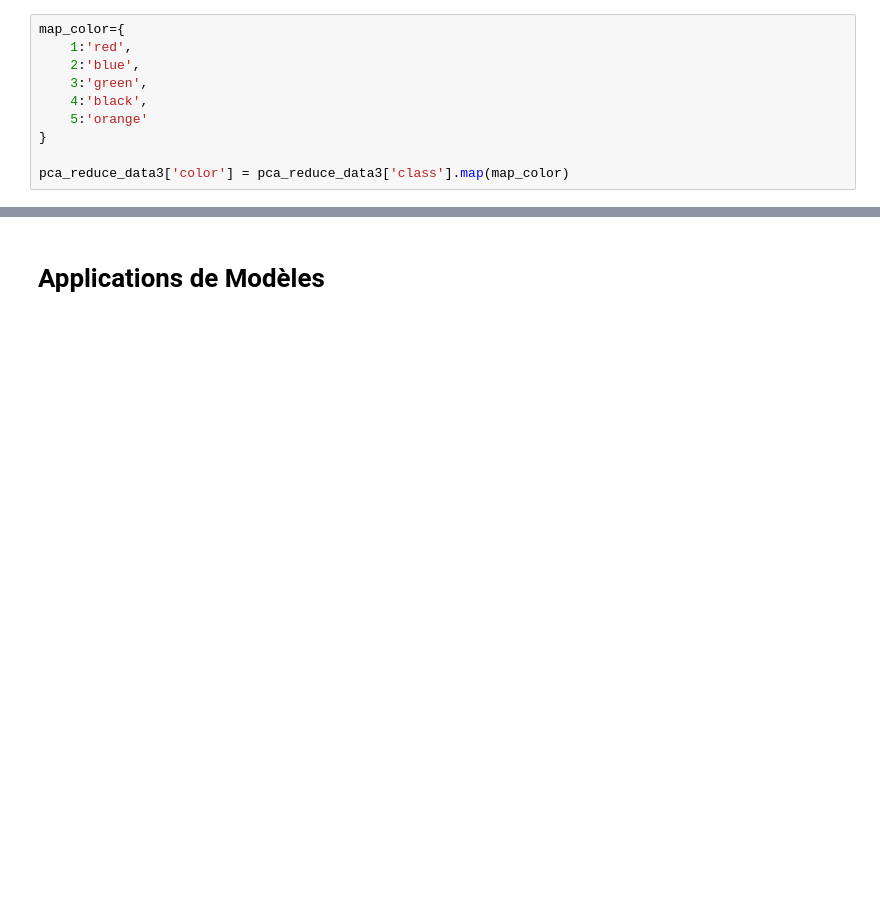
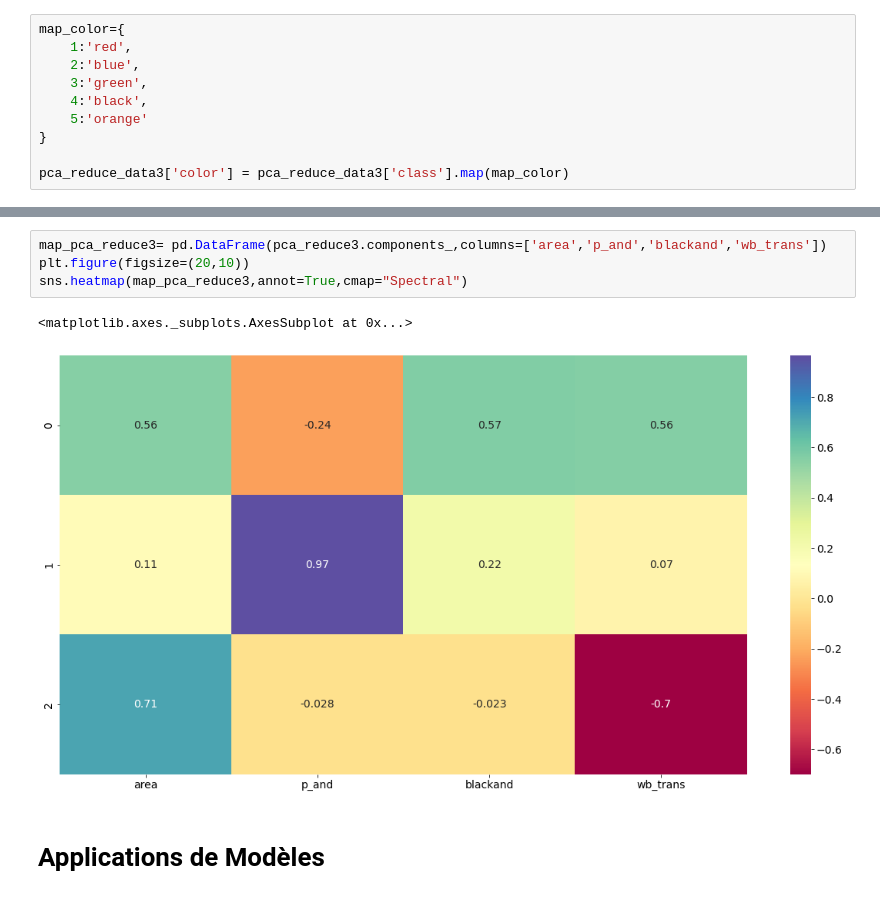
Before and after one commit to dylan-rkt/block_python_project, a Jupyter notebook: notebook/BlockClassification.ipynb, the cells around one changed output, grey strips where cells are left out. Saved outputs shown, nothing was run; the diff lists cells and outputs as text; blank space fills up the shorter version.

```diff
--- a/notebook/BlockClassification.ipynb
+++ b/notebook/BlockClassification.ipynb
@@ -600,6 +612,13 @@ for i in range(len(pca_reduce3.components_[0])):
              s=data_reduce_scaled3.columns[i] + add_string )
 # %% [output]
 [figure]
+# %%
+map_pca_reduce3= pd.DataFrame(pca_reduce3.components_,columns=['area','p_and','blackand','wb_trans'])
+plt.figure(figsize=(20,10))
+sns.heatmap(map_pca_reduce3,annot=True,cmap="Spectral")
+# %% [output]
+<matplotlib.axes._subplots.AxesSubplot at 0x...>
+[figure, added]
 # %% [markdown]
 # **Applications de Modèles**
 # %%
```
Also changed, not shown: parts of 25 cells of this notebook.
